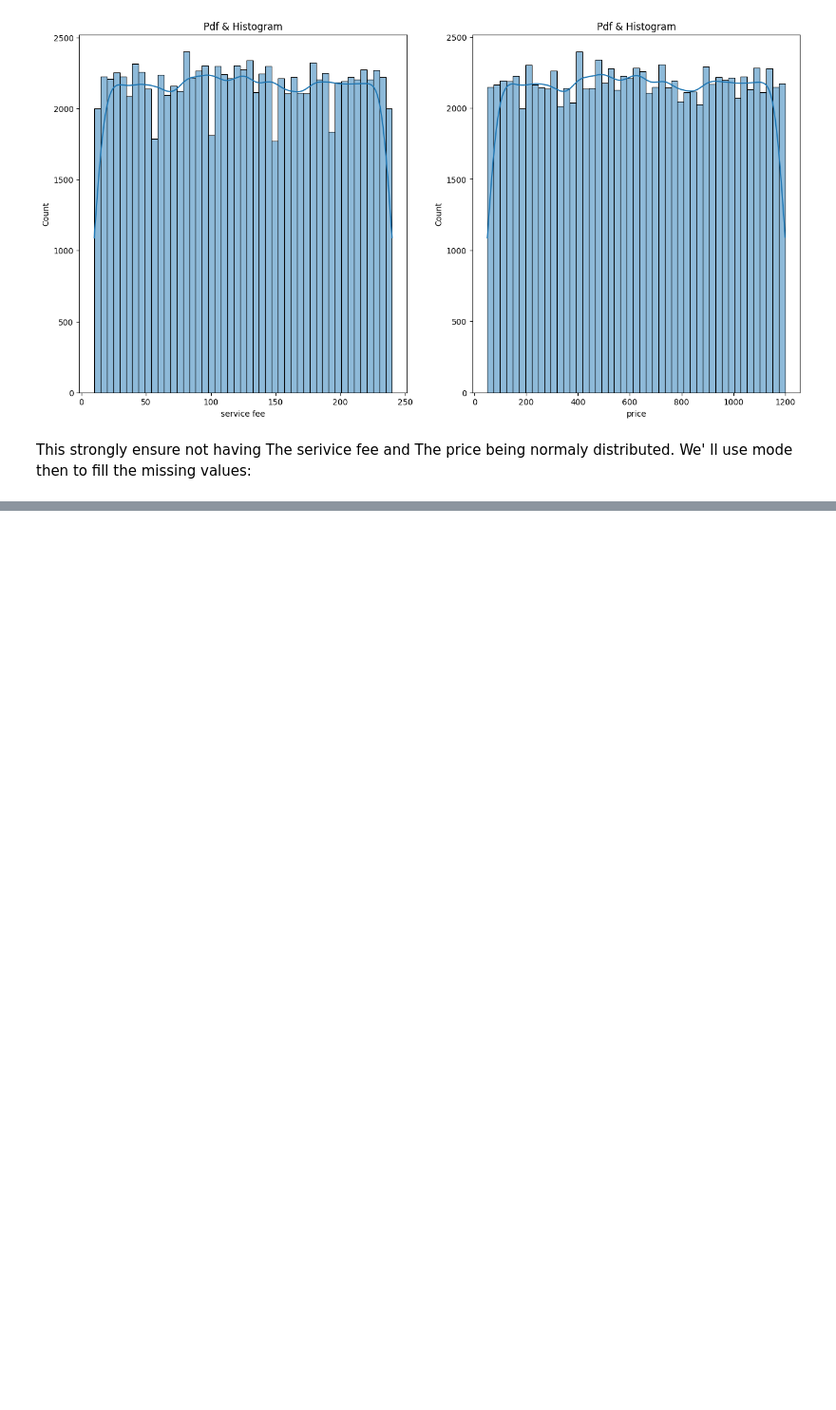
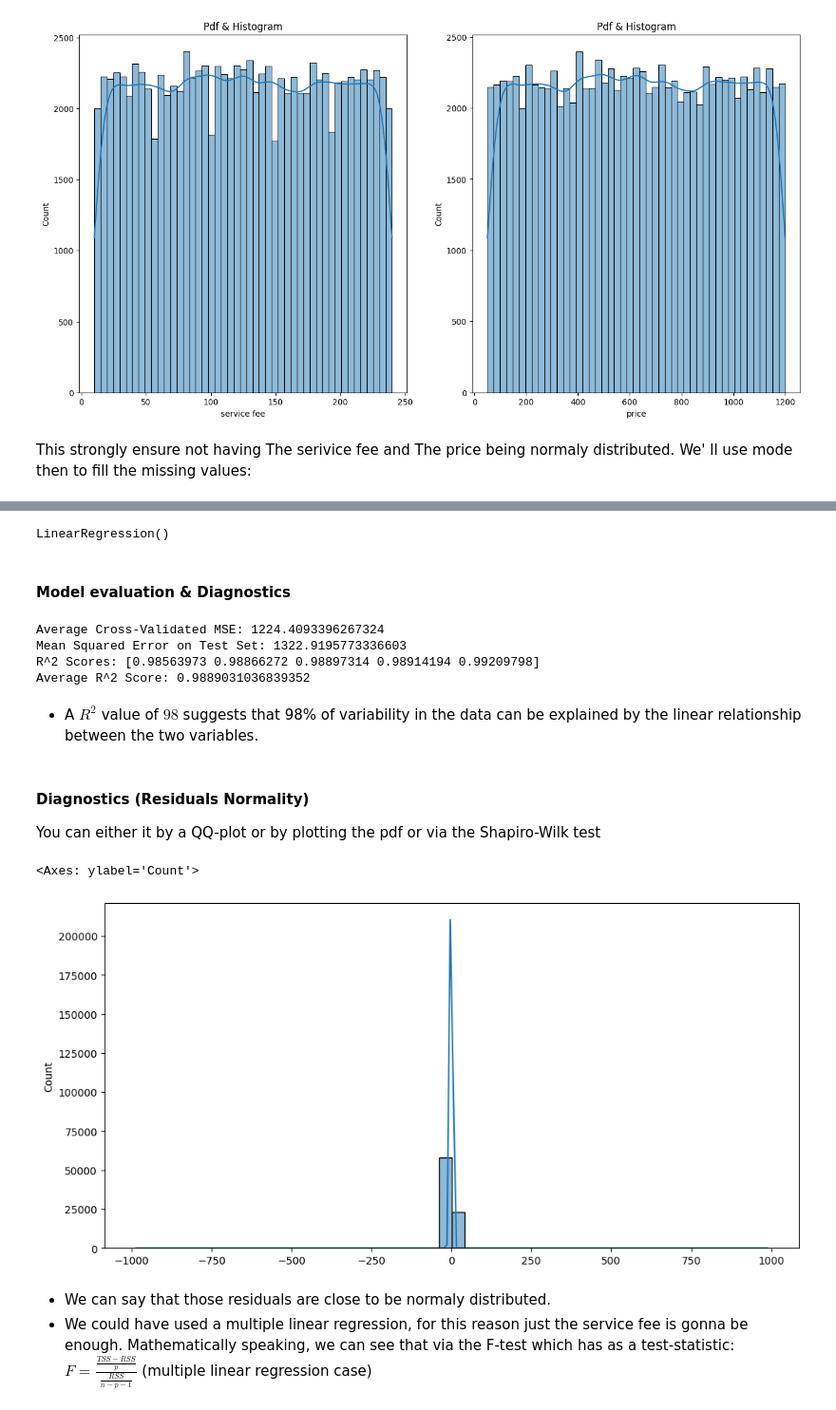
Before and after one commit to OussamaElhamdani/Python-school-project, a Jupyter notebook: main.ipynb, the cells around one changed output, grey strips where cells are left out. Shown at 95% size. Saved outputs shown, nothing was run; the diff lists cells and outputs as text; code cells hidden in the pictures; blank space fills up the shorter version.

```diff
--- a/main.ipynb
+++ b/main.ipynb
@@ -323,0 +354,46 @@ plt.show()
+# %%
+data = np.array(df["service fee"]).reshape(-1, 1)
+target = np.array(df["price"]).reshape(-1, 1)
+X_train, X_test, y_train, y_test = train_test_split(data, target, test_size=0.2, random_state=42)
+model = LinearRegression()
+k = 5
+kf = KFold(n_splits=k, shuffle=True, random_state=42)
+cv_scores = cross_val_score(model, X_train, y_train, cv=kf, scoring='neg_mean_squared_error')
+cv_scores_r2 = cross_val_score(model, X_train, y_train, cv=kf, scoring='r2')
+average_mse = -np.mean(cv_scores)
+model.fit(X_train, y_train)
+# %% [output]
+LinearRegression()
+# %% [markdown]
+#### Model evaluation & Diagnostics
+# %%
+y_pred_train = model.predict(X_train)
+y_pred_test = model.predict(X_test)
+test_mse = mean_squared_error(y_test, y_pred_test)
+print(f'Average Cross-Validated MSE: {average_mse}')
+print(f'Mean Squared Error on Test Set: {test_mse}')
+print("R^2 Scores:", cv_scores_r2)
+print("Average R^2 Score:", cv_scores_r2.mean())
+# %% [output]
+Average Cross-Validated MSE: 1224.4093396267324
+Mean Squared Error on Test Set: 1322.9195773336603
+R^2 Scores: [0.98563973 0.98866272 0.98897314 0.98914194 0.99209798]
+Average R^2 Score: 0.9889031036839352
+# %% [markdown]
+* A ${R^2}$ value of $98%$ suggests that 98% of variability in the data can be explained by the linear relationship between the two variables.
+# %% [markdown]
+#### Diagnostics (Residuals Normality)
+You can either it by a QQ-plot or by plotting the pdf or via the Shapiro-Wilk test
+# %%
+from scipy.stats import shapiro
+plt.figure(figsize=(12, 6))
+residuals = y_train - y_pred_train
+residuals = np.ravel(residuals)
+
+sns.histplot(residuals, bins=50, kde=True)
+# %% [output]
+<Axes: ylabel='Count'>
+[figure, added]
+# %% [markdown]
+* We can say that those residuals are close to be normaly distributed.
+* We could have used a multiple linear regression, for this reason just the service fee is gonna be enough. Mathematically speaking, we can see that via the F-test which has as a test-statistic: ${F} = \frac{\frac{TSS - RSS}{p}}{\frac{RSS}{n - p - 1}}$ (multiple linear regression case)
```
Also changed, not shown: parts of 15 cells of this notebook.
